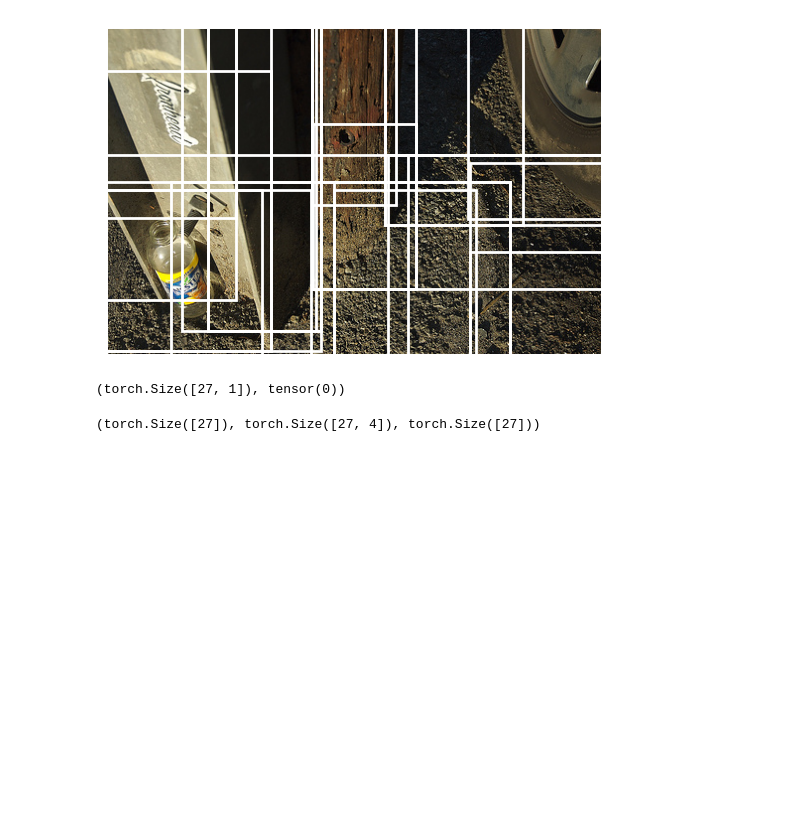
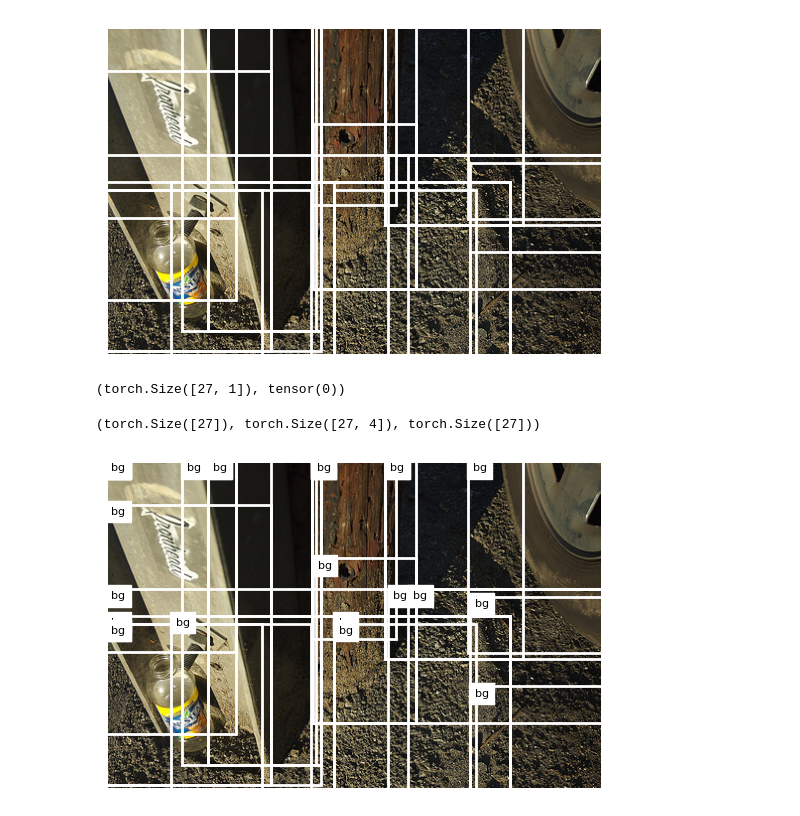
Before and after one commit to utkarsh-1232/Object-Detection, a Jupyter notebook: 02_rois.ipynb, the cells around one changed output. Cells and saved outputs as stored; diff of their text form; code cells hidden in the pictures; blank space fills up the shorter version.

Commit message:
analyse proposal extraction

```diff
--- a/02_rois.ipynb
+++ b/02_rois.ipynb
@@ -13,7 +13,7 @@ from torchvision.ops import box_iou
 
 from selectivesearch import selective_search
 # %%
-df, id2label, id2img = load_data(ann_folder='data', imgs_folder='data/train')
+df, id2label, id2img = load_data(ann_file='data/train.json', imgs_folder='data/train')
 # %%
 img_id, gtbbs, cat_ids = df.loc[35, ['image_id','bbox','category_id']]
 img_path = id2img[img_id]
@@ -28,10 +48,10 @@ gtbbs, cat_ids = torch.tensor(gtbbs), torch.tensor(cat_ids)
 import warnings
 warnings.filterwarnings("ignore", category=UserWarning)
 
-def extract_rois(img):
+def extract_rois(img, scale=200, min_size=100):
     img_np = img.permute(1, 2, 0).numpy()
     h,w = img_np.shape[:2]; img_area = h*w
-    _, regions = selective_search(img_np, scale=200, min_size=100)
+    _, regions = selective_search(img_np, scale=scale, min_size=min_size)
     unique_rois = set()
     for r in regions:
         rect, size = r['rect'], r['size']
@@ -123,4 +143,9 @@ roi_ids, offsets, max_ious = annotate_rois(rois, gtbbs, cat_ids)
 roi_ids.shape, offsets.shape, max_ious.shape
 # %% [output]
 (torch.Size([27]), torch.Size([27, 4]), torch.Size([27]))
+# %%
+labels = [id2label[id] if id!=0 else 'bg' for id in roi_ids]
+show_bbs(img_path, rois, labels)
+# %% [output]
+[figure, added]
 # %%
```
Also changed, not shown: parts of 12 cells of this notebook, 1 other file.
